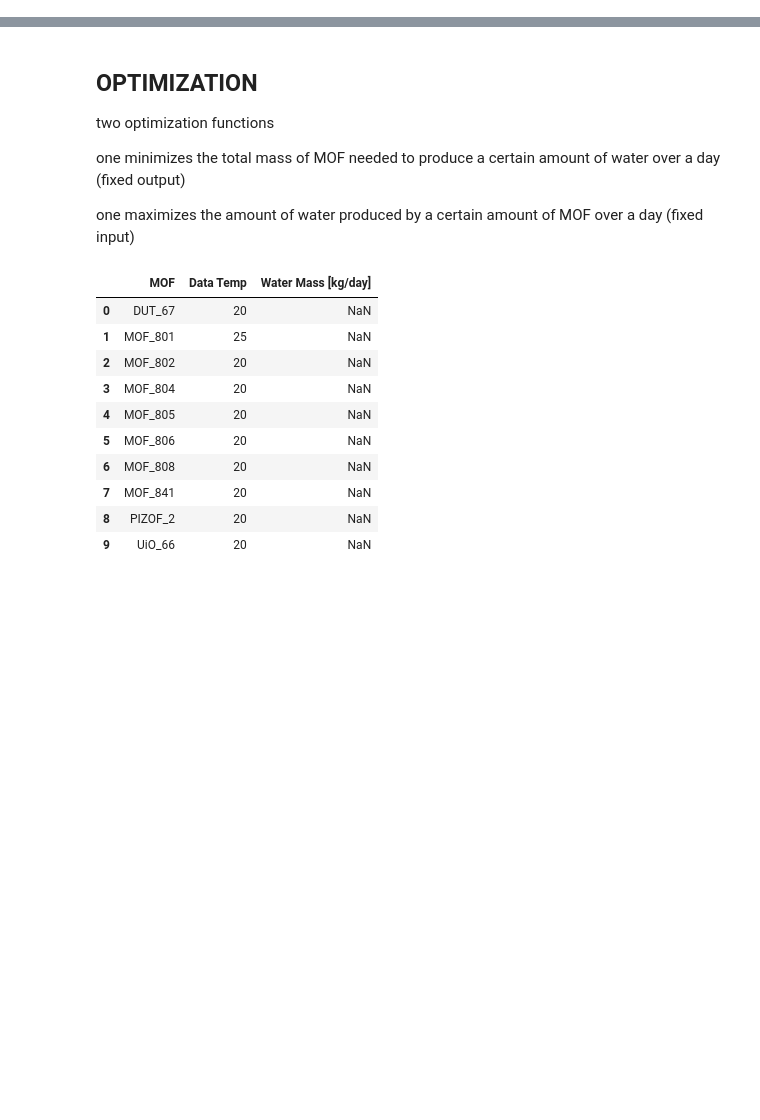
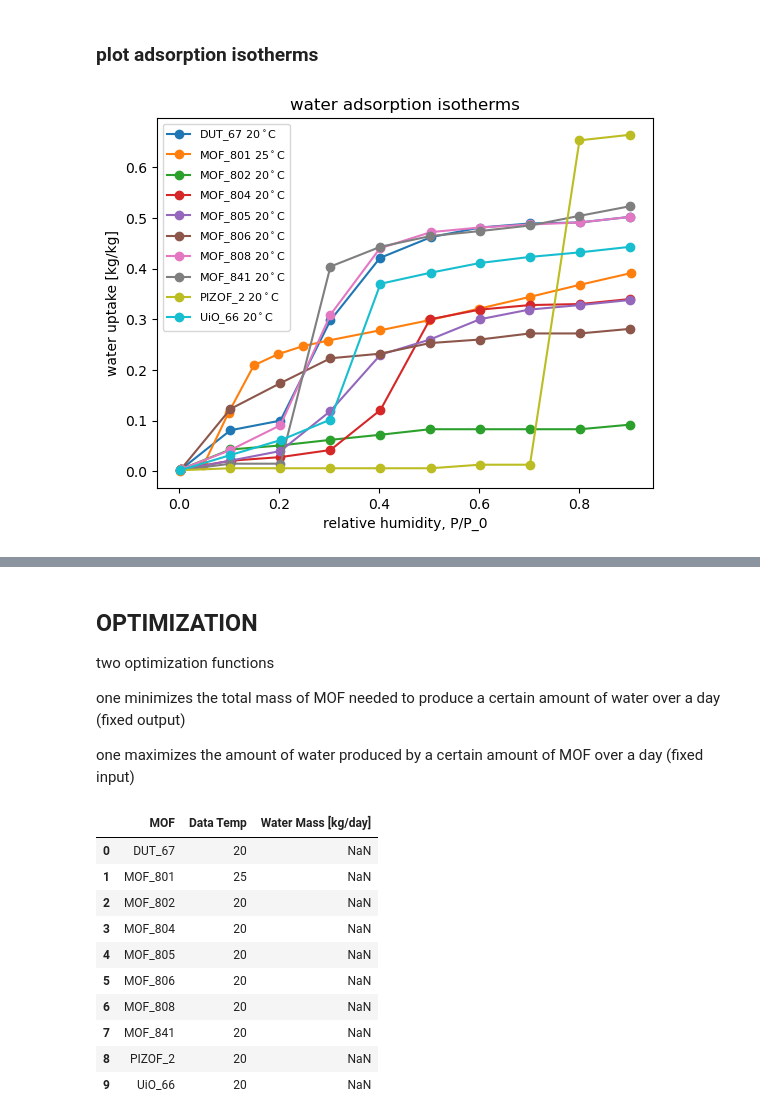
Before and after one commit to SimonEnsemble/water_harvesting, a Jupyter notebook: Polanyi_calculation_general.ipynb, the cells around one changed output, grey strips where cells are left out. Cells and saved outputs as stored; diff of their text form; code cells hidden in the pictures; blank space fills up the shorter version.

```diff
--- a/Polanyi_calculation_general.ipynb
+++ b/Polanyi_calculation_general.ipynb
@@ -41,0 +107,26 @@ def calculate_water(T,P_over_P_0,n_of_A): # Given a T and P/P_0 (RH as a fractio
+# %%
+MOFs = ['DUT_67', 'MOF_801', 'MOF_802', 'MOF_804', 'MOF_805', 'MOF_806', 'MOF_808', 'MOF_841', 'PIZOF_2', 'UiO_66']
+data_temperatures = [20, 25, 20, 20, 20, 20, 20 ,20, 20, 20]
+# %% [markdown]
+### plot adsorption isotherms
+# %%
+"""
+plot the adsorption isotherm for a given MOF and temperature.
+"""
+def viz_ads_isotherms(MOFs, data_temperatures):
+    plt.figure()
+    plt.title('water adsorption isotherms')
+    plt.xlabel('relative humidity, P/P_0')
+    plt.ylabel('water uptake [kg/kg]')
+    for i in range(len(MOFs)):
+        ads_data = read_ads_data(MOFs[i], data_temperatures[i]) # pull the file and calculate A values
+        plt.plot(
+            ads_data['P/P_0'], ads_data['Water Uptake [kg kg-1]'],
+            label="{} {}$^\circ$C".format(MOFs[i], data_temperatures[i]),
+            marker="o"
+        )
+    plt.legend(prop={'size': 8})
+# %%
+viz_ads_isotherms(MOFs, data_temperatures)
+# %% [output]
+[figure, added]
```
Also changed, not shown: parts of 24 cells of this notebook.
